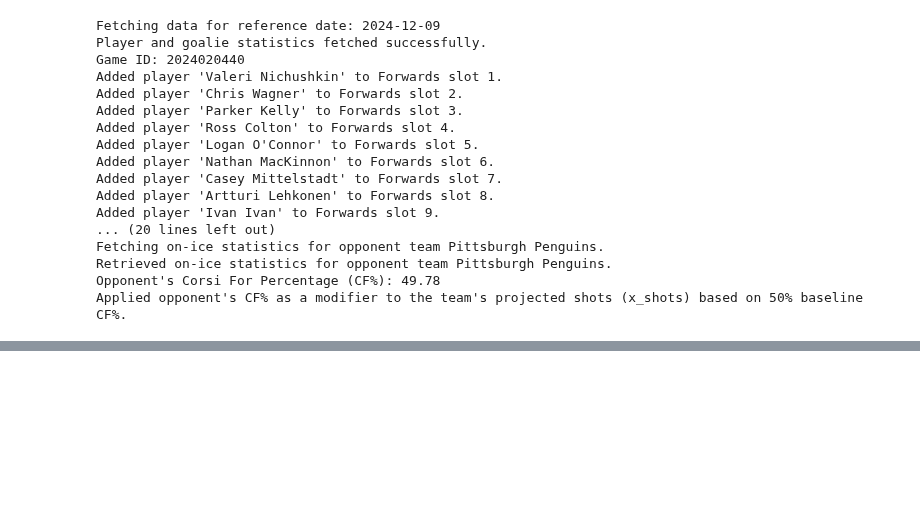
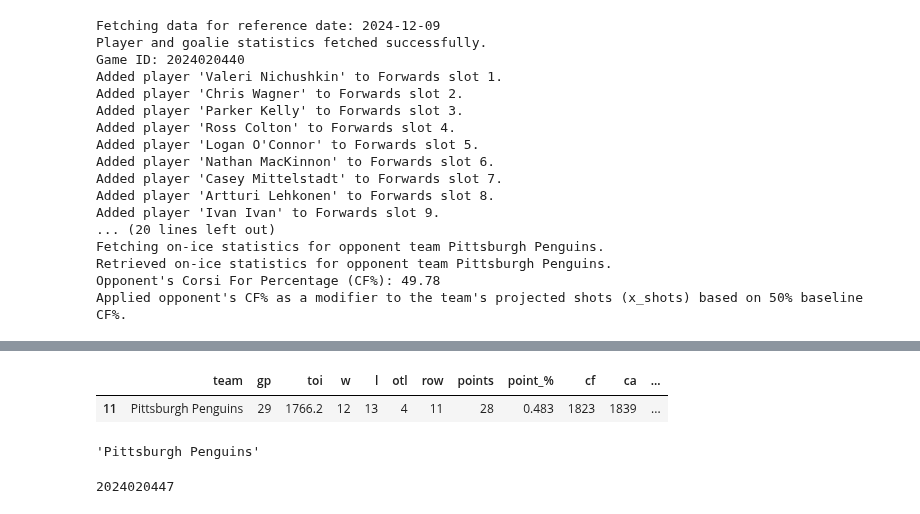
Before and after one commit to bwista/accurateshothelper, a Jupyter notebook: x_shots_model_01.ipynb, the cells around one changed output, grey strips where cells are left out. Saved outputs shown, nothing was run; the diff lists cells and outputs as text; code cells hidden in the pictures; blank space fills up the shorter version.

```diff
--- a/x_shots_model_01.ipynb
+++ b/x_shots_model_01.ipynb
@@ -1570,0 +1574,13 @@ merged_df
+# %%
+opponent_stats
+# %% [output]
+|  | team | gp | toi | w | l | otl | row | points | point_% | cf | ca | ... |
+| 11 | Pittsburgh Penguins | 29 | 1766.2 | 12 | 13 | 4 | 11 | 28 | 0.483 | 1823 | 1839 | ... |
+# %%
+opponent_team
+# %% [output]
+'Pittsburgh Penguins'
+# %%
+game_id
+# %% [output]
+2024020447
```
Also changed, not shown: parts of 11 cells of this notebook, 1 other file.
